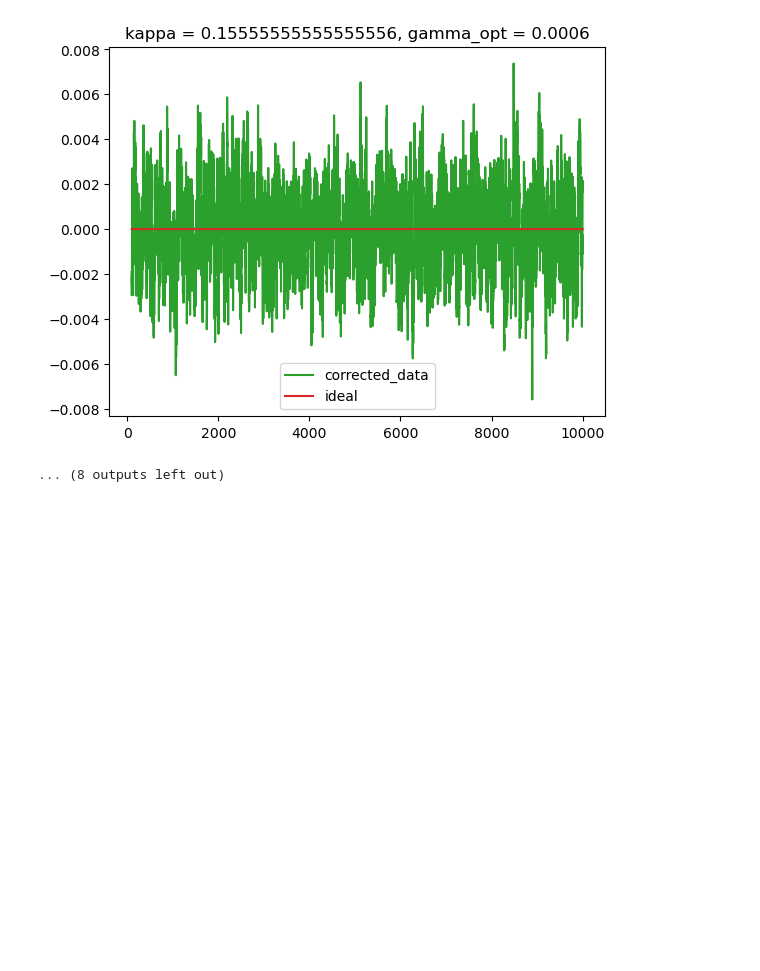
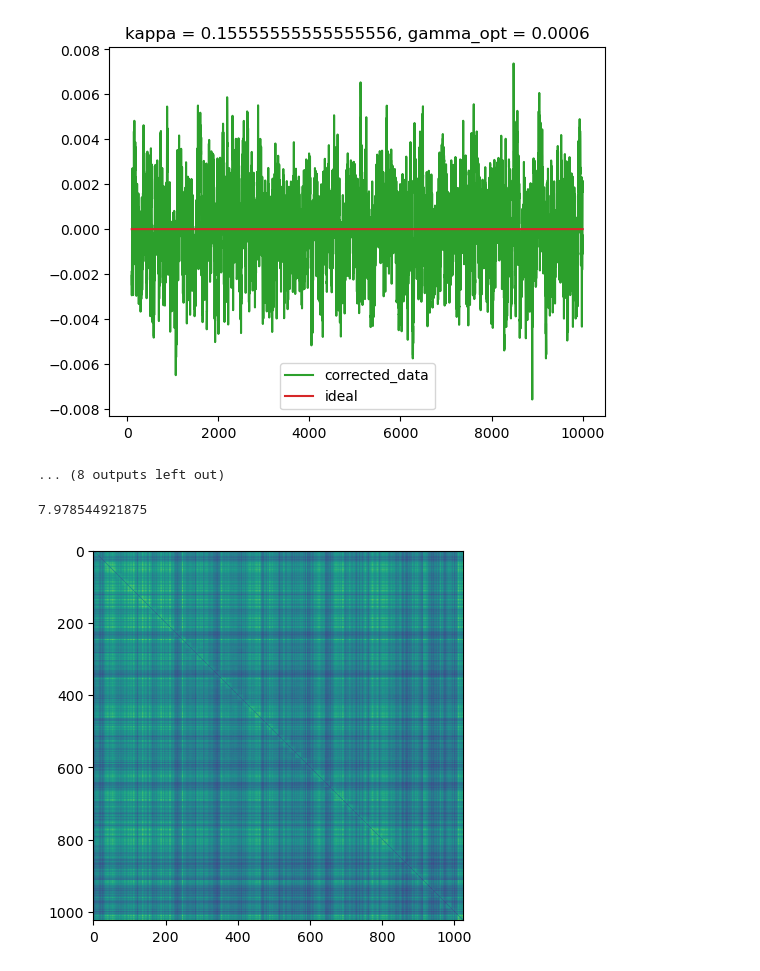
Before and after one commit to leon-marx/pmls, a Jupyter notebook: bugfixing.ipynb, the cells around one changed output. Cells and saved outputs as stored; diff of their text form; code cells hidden in the pictures; blank space fills up the shorter version.

```diff
--- a/bugfixing.ipynb
+++ b/bugfixing.ipynb
@@ -161,0 +171,27 @@ for i in range(10):
+# %%
+import numpy as np
+from paper import *
+from tqdm import tqdm
+
+M0 = 4
+levels = 8
+alpha = 2.5
+
+nn = 0
+nr = 1000
+
+for i in tqdm(range(nr)):
+    links = get_HMN(M0, levels, alpha)
+    nn += np.mean(np.sum(links, axis=1))
+print(nn / nr)
+# %% [output]
+7.978544921875
+# %%
+import numpy as np
+import matplotlib.pyplot as plt
+
+C = np.loadtxt("results/MC_C_exp_0/C.txt")
+plt.imshow(C)
+plt.show()
+# %% [output]
+[figure, added]
```
Also changed, not shown: parts of 2 cells of this notebook, 11 other files.
